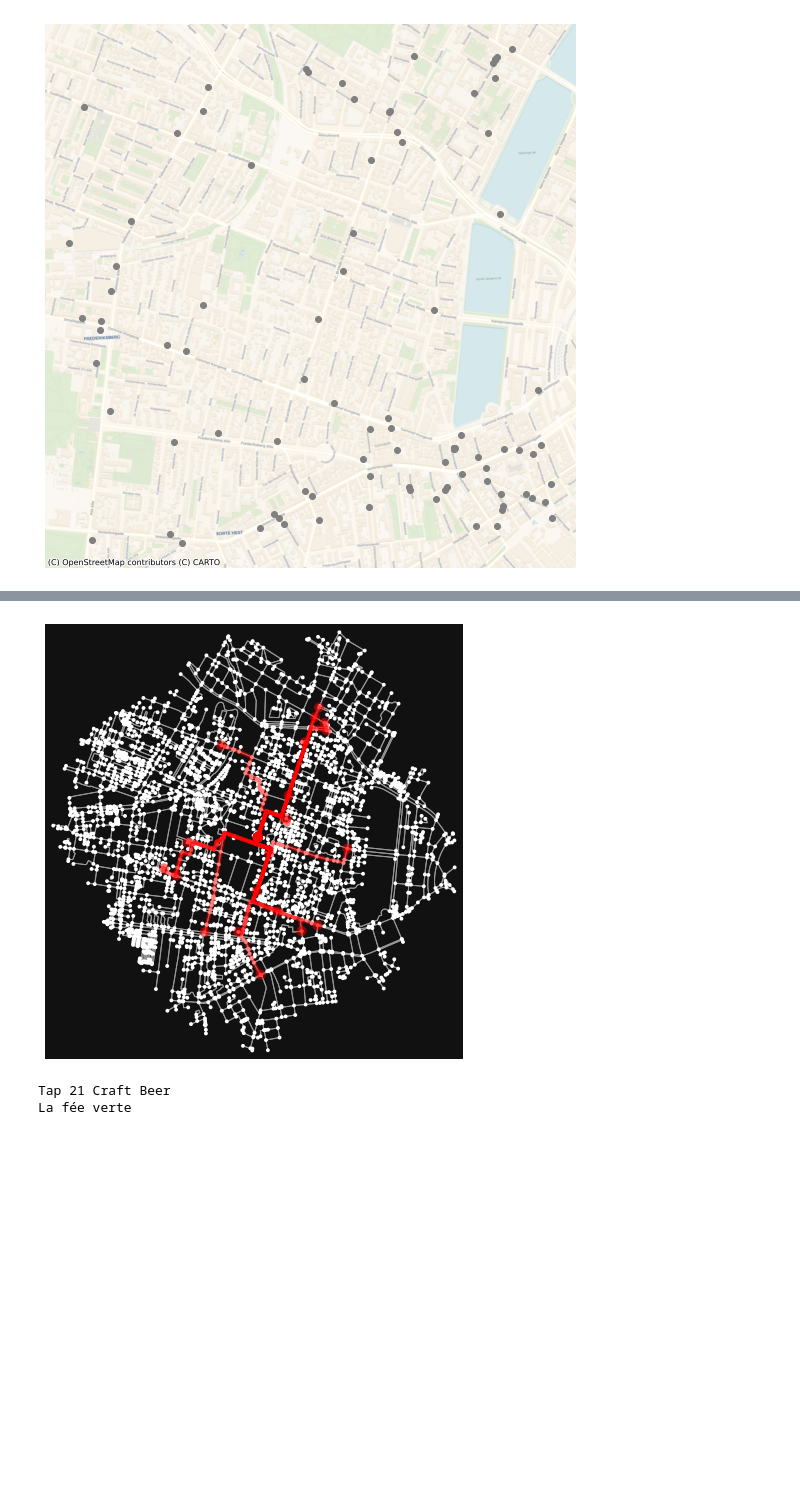
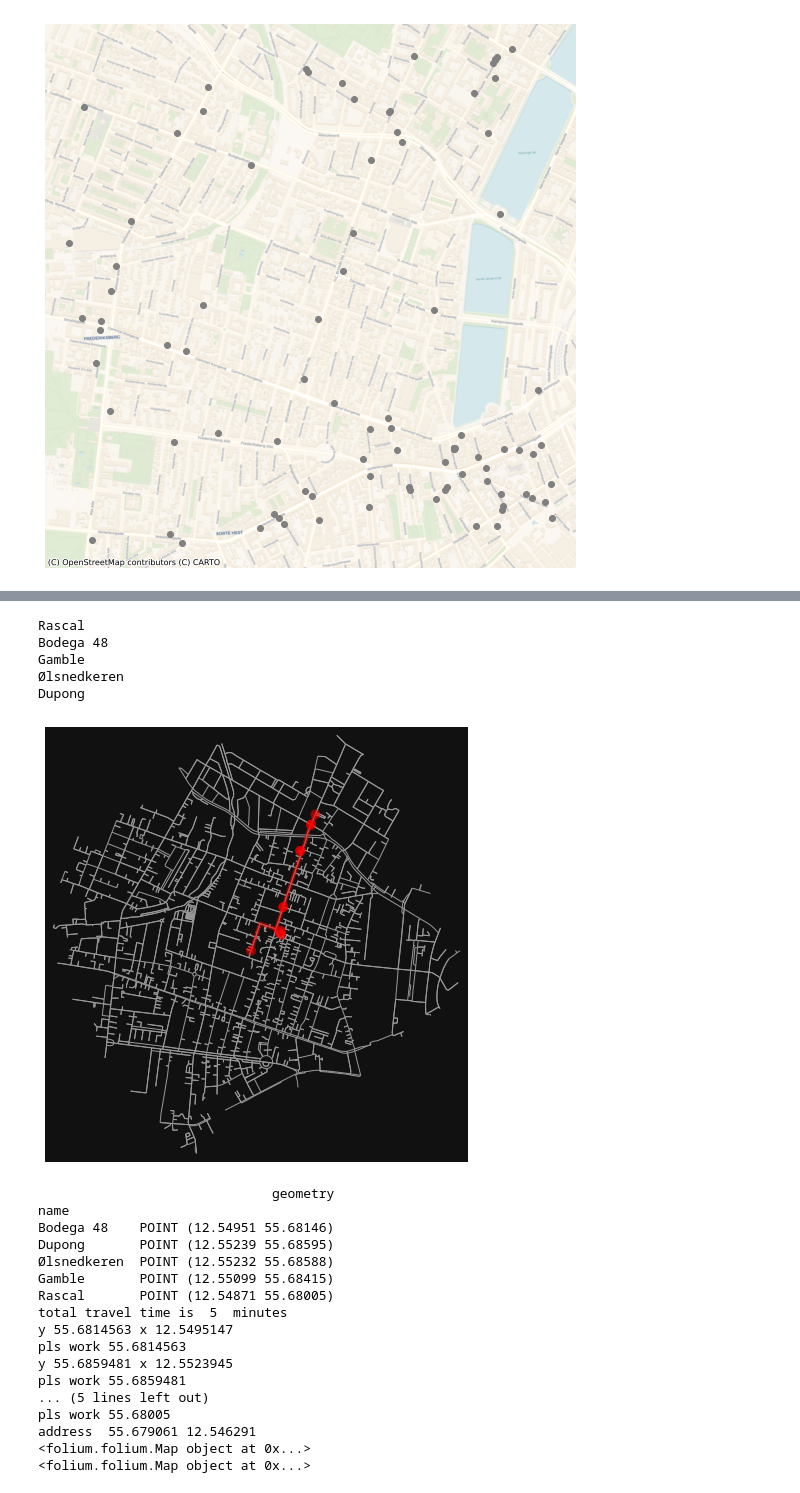
Before and after one commit to askovdal/pubQuest_exam, a Jupyter notebook: pubQuest.ipynb, the cells around one changed output, grey strips where cells are left out. Drawn from its saved outputs; the diff is of its cells as text; code cells hidden in the pictures; blank space fills up the shorter version.

```diff
--- a/pubQuest.ipynb
+++ b/pubQuest.ipynb
@@ -100,11 +106,12 @@ Index(['amenity', 'fvst:navnelbnr', 'name', 'opening_hours', 'phone',
 # %%
 #Some pubs might be polygons, but we need them as points, so extract the centroids from the geometries
+pubs2 = pubs.set_index('name')[['geometry']]
 pubs = pubs.to_crs('EPSG:25832')
 pubs = pubs.set_index('name')[['geometry']]
 pubs.geometry = pubs.centroid
 # %%
 names = ["Cafe Intime", "Alléenberg"]
-df2 = pubs[pubs.index.isin(names)]
+df2 = pubs2[pubs2.index.isin(names)]
 # %%
 for i, row in df2.iterrows():
     print(row["geometry"].y)
@@ -241,8 +220,6 @@ route_times[0][1]
 nearest = [routes[i[1]] for i in route_times[0:20]]
 # %%
 fig, ax = ox.plot_graph_routes(G_projected, nearest)
-# %% [output]
-[figure, removed]
 # %%
 def make_route(start, pubs, visited, G_projected):
 
@@ -275,10 +253,14 @@ def pubcrawl_route(start_address, no_bars, network_type = "walk"):
     tags = {'amenity': ['pub', 'bar']}
     pubs = ox.geometries_from_point(address_point, tags=tags, dist=1500)
 
+    #Making a copy of pubs with original lat long values to be used for plotting. (epsg:25823 does not work with Folium)
+    pubs_plot = pubs.set_index('name')[['geometry']]
+
     #Some pubs might be polygons, but we need them as points, so extract the centroids from the geometries
     pubs = pubs.to_crs('EPSG:25832')
     pubs = pubs.set_index('name')[['geometry']]
     pubs.geometry = pubs.centroid
+
 
 
     #create a network
@@ -317,7 +299,7 @@ def pubcrawl_route(start_address, no_bars, network_type = "walk"):
         names.append(name)
 
     fig, ax = ox.plot_graph_routes(G_projected, pub_crawl, node_size=0)
-    selected_pubs = pubs[pubs.index.isin(names)]
+    selected_pubs = pubs_plot[pubs_plot.index.isin(names)]
     print(selected_pubs)
     print("total travel time is ", round(total_time/60), " minutes")
     plot = plot_route(G, pub_crawl, address_point, selected_pubs)
@@ -415,7 +409,28 @@ def plot_route(G, pub_crawl, address_point, selected_pubs):
     m.save("pubcrawl.html")
     return print(m)
 # %%
-pub_crawl = pubcrawl_route("2 Harsdorffsvej, Frederiksberg", 5, "walk")
+pub_crawl = pubcrawl_route("2 Harsdorffsvej, Frederiksberg", 5, "bike")
 # %% [output]
-Tap 21 Craft Beer
-La fée verte
+Rascal
+Bodega 48
+Gamble
+Ølsnedkeren
+Dupong
+[figure, added]
+                              geometry
+name
+Bodega 48    POINT (12.54951 55.68146)
+Dupong       POINT (12.55239 55.68595)
+Ølsnedkeren  POINT (12.55232 55.68588)
+Gamble       POINT (12.55099 55.68415)
+Rascal       POINT (12.54871 55.68005)
+total travel time is  5  minutes
+y 55.6814563 x 12.5495147
+pls work 55.6814563
+y 55.6859481 x 12.5523945
+pls work 55.6859481
+... (5 lines left out)
+pls work 55.68005
+address  55.679061 12.546291
+<folium.folium.Map object at 0x...>
+<folium.folium.Map object at 0x...>
```
Also changed, not shown: parts of 12 cells of this notebook, 3 other files.
